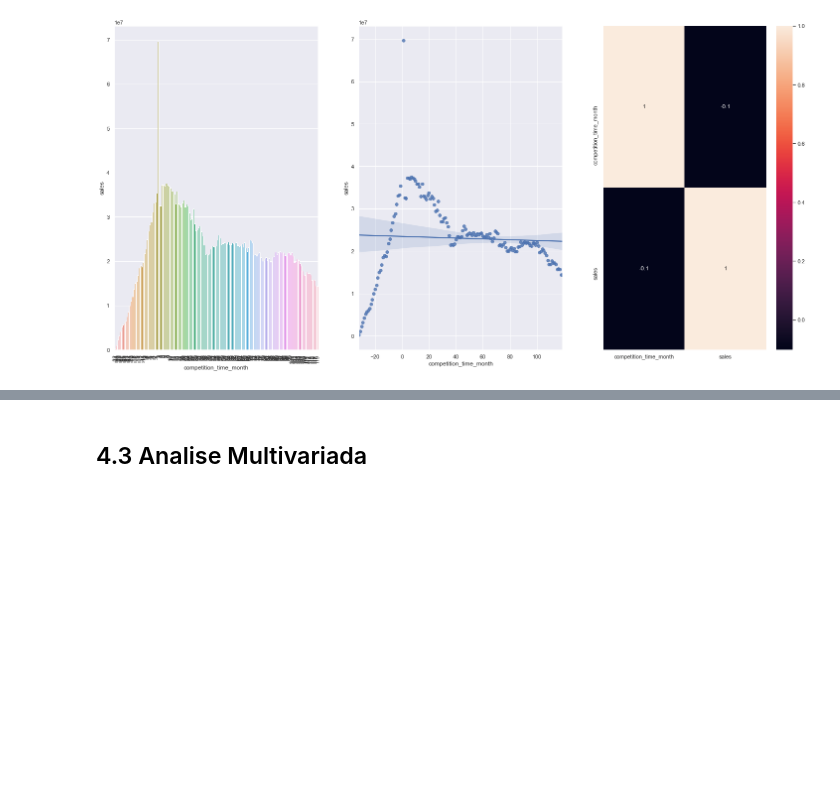
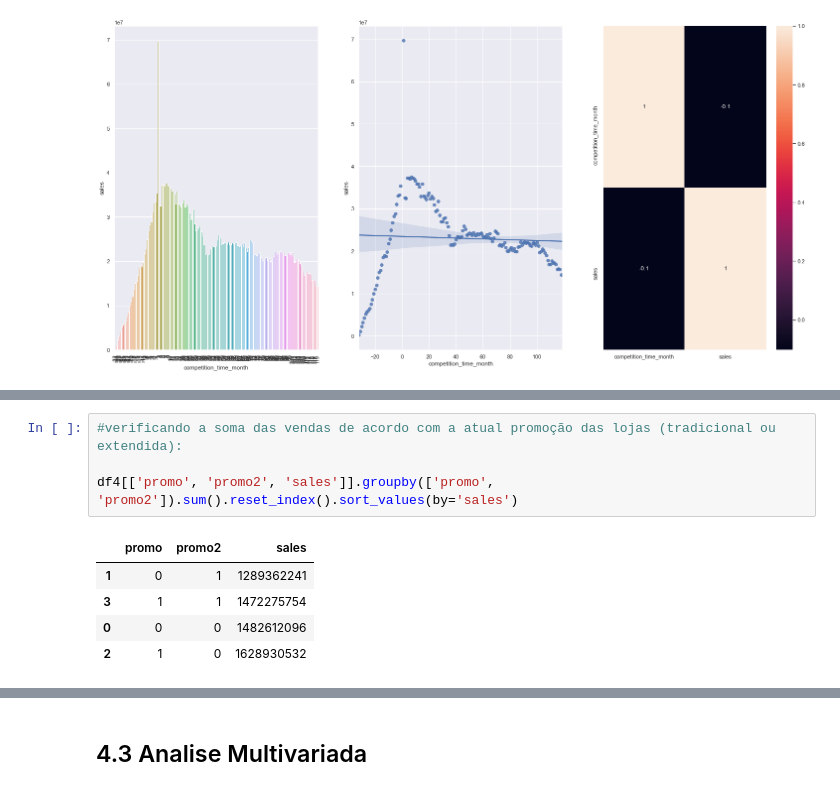
Before and after one commit to thpereiraduarte/rossmann_project, a Jupyter notebook: m04_v01_store_sales_prediction.ipynb, the cells around one changed output, grey strips where cells are left out. Saved outputs shown, nothing was run; the diff lists cells and outputs as text; blank space fills up the shorter version.

```diff
--- a/m04_v01_store_sales_prediction.ipynb
+++ b/m04_v01_store_sales_prediction.ipynb
@@ -729,0 +767,10 @@ sns.heatmap (aux1.corr(method="pearson"), annot=True);
+# %%
+#verificando a soma das vendas de acordo com a atual promoção das lojas (tradicional ou extendida):
+
+df4[['promo', 'promo2', 'sales']].groupby(['promo', 'promo2']).sum().reset_index().sort_values(by='sales')
+# %% [output]
+|  | promo | promo2 | sales |
+| 1 | 0 | 1 | 1289362241 |
+| 3 | 1 | 1 | 1472275754 |
+| 0 | 0 | 0 | 1482612096 |
+| 2 | 1 | 0 | 1628930532 |
```
Also changed, not shown: parts of 8 cells of this notebook.
